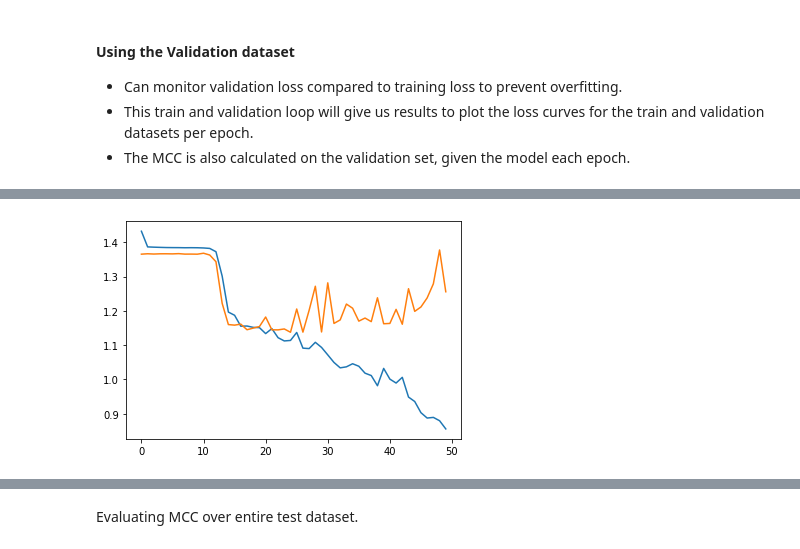
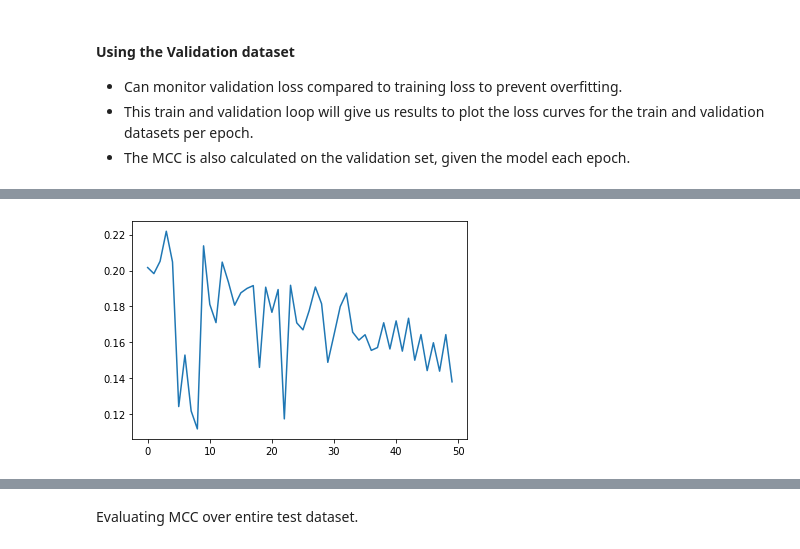
Before and after one commit to ryangregson01/L4-dissertation, a Jupyter notebook: src/Notebooks/FCN_1DConvolutions.ipynb, the cells around one changed output, grey strips where cells are left out. Cells and saved outputs as stored; diff of their text form; code cells hidden in the pictures.

```diff
--- a/src/Notebooks/FCN_1DConvolutions.ipynb
+++ b/src/Notebooks/FCN_1DConvolutions.ipynb
@@ -144,16 +154,19 @@ class FCN_Net(nn.Module):
         self.conv1 = nn.Conv1d(20, 10, 21, padding=10)
         self.conv2 = nn.Conv1d(10, 10, 21, padding=10)
         self.conv3 = nn.Conv1d(10, 10, 21, padding=10)
+        self.do1 = nn.Dropout(0.5)
         self.conv4 = nn.Conv1d(10, 10, 21, padding=10)
+        self.do2 = nn.Dropout(0.5)
         self.conv5 = nn.Conv1d(10, 1, 21, padding=10)
+        self.do3 = nn.Dropout(0.2)
 
     def forward(self, x):
         x = F.relu(self.conv1(x))
         x = F.relu(self.conv2(x))
-        x = F.relu(self.conv3(x))
-        x = F.relu(self.conv4(x))
-        x = self.conv5(x)
-        # Removal of final activation function due to Logits Loss
+        x = self.do1(F.relu(self.conv3(x)))
+        x = self.do2(F.relu(self.conv4(x)))
+        x = self.do3(self.conv5(x))
+        # Removal of final activation function due to BCE With Logits Loss being used
         #x = torch.sigmoid(self.conv5(x))
         return x
 # %% [markdown]
@@ -211,7 +226,6 @@ def loss_weight_multiplier(loader):
 - This train and validation loop will give us results to plot the loss curves for the train and validation datasets per epoch.
 - The MCC is also calculated on the validation set, given the model each epoch.
 # %%
-import datetime
 epoch_print_gap = 20
 
 def train_validation_loop_with_mcc(n_epochs, optimizer, model, loss_fn, train_loader, valid_loader, device):
@@ -225,31 +239,31 @@ def train_validation_loop_with_mcc(n_epochs, optimizer, model, loss_fn, train_lo
         # sequences over many epochs
         train_iter = iter(train_loader)
 
+        model.train()
         # Where i is a counter and sam is a dictionary
         for i, sam in enumerate(train_iter):
           acc, seq, label = sam.values()
+          # Move features and labels to PyTorch tensors and cuda
           NN_input = seq.type(torch.FloatTensor)
           NN_input = NN_input.to(device)
           expected_output = label.type(torch.FloatTensor)
           expected_output = expected_output.to(device)
 
+          # Output is the predictions
           output = model(NN_input)
+          # Squeeze as we are treating each sequence as a batch, where the amino acids have been classified
           squeezed_o = torch.squeeze(output)
           squeezed_e_o = torch.squeeze(expected_output)
 
           loss = loss_fn(squeezed_o, squeezed_e_o)
+          optimizer.zero_grad()
           loss.backward()
+          optimizer.step()
           running_loss_train += loss.item()
           total_epoch_loss += loss.item()
 
-          # This has effect of batches of size 16.
-          # Don't have just i as when i is 0, this is true, therefore use i+1 and divisor 17.
-          if (i+1) % 17 == 0:
-            optimizer.step()
-            optimizer.zero_grad()
-
-          # Print loss throughout epoch.
-          # Shows loss per 400 sequences of each epoch.
+          # Print loss throughout epoch. Lets us see no 'batches' of the data are causing drastic issues.
+          # Shows loss per 400 sequences of each epoch, so we can see loss throughout training.
           # Only prints on print gap
           if epoch % epoch_print_gap == 0:
             if (i+1) % 400 == 0:
@@ -259,6 +273,7 @@ def train_validation_loop_with_mcc(n_epochs, optimizer, model, loss_fn, train_lo
               running_loss_train = 0.0
 
         # Validation data handling
+        model.eval()
         valid_iter = iter(valid_loader)
         total_loss_valid = 0
         total_MCC_valid = 0
@@ -277,15 +292,14 @@ def train_validation_loop_with_mcc(n_epochs, optimizer, model, loss_fn, train_lo
           loss = loss_fn(squeezed_o, squeezed_e_o)
           total_loss_valid += loss.item()
 
-          total_MCC_valid += calc_MCC(pred_round(squeezed_o), squeezed_e_o)
+          total_MCC_valid += calc_MCC(pred_round(torch.sigmoid(squeezed_o)), squeezed_e_o)
 
         # Separates printed epochs
         if epoch == 0 or epoch % epoch_print_gap == 0:
-            print("Epoch", epoch, "Done \n\n")
+            print("Epoch", epoch, "finished with", (total_epoch_loss/len(train_loader))," \n\n")
 
         epoch_loss_arr.append( (total_epoch_loss / len(train_loader)) )
         epoch_valid_loss_arr.append( (total_loss_valid / len(valid_loader)) )
-
         epoch_valid_MCC_arr.append( (total_MCC_valid / len(valid_loader)) )
 
 # Main
@@ -323,9 +343,6 @@ Epoch 40 Done
 # %%
-#epoch_valid_MCC_arr_plottable = [epoch_valid_MCC_arr[i].to('cpu').numpy() if epoch_valid_MCC_arr[i] != 0 else 0.0 for i, se in enumerate(epoch_valid_MCC_arr)]
-
-plt.plot(range(50), epoch_loss_arr)
-plt.plot(range(50), epoch_valid_loss_arr)
-#plt.plot(range(50), epoch_valid_MCC_arr_plottable)
+epoch_valid_MCC_arr_plottable = [epoch_valid_MCC_arr[i].to('cpu').numpy() if epoch_valid_MCC_arr[i] != 0 else 0.0 for i, se in enumerate(epoch_valid_MCC_arr)]
+plt.plot(range(epochs), epoch_valid_MCC_arr_plottable)
 plt.show()
 # %% [output]
-[figure, old version]
+[figure, new version]
```
Also changed, not shown: parts of 27 cells of this notebook, 17 other files.
